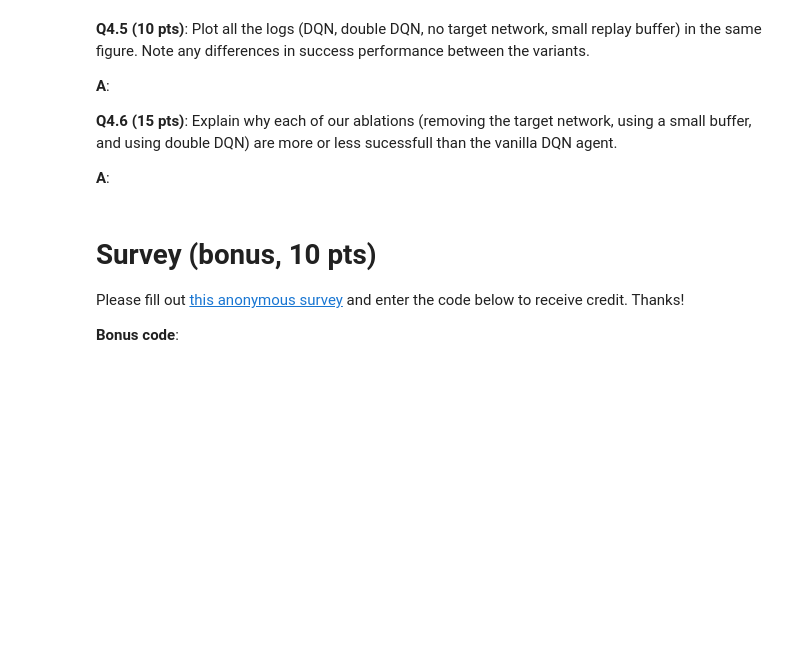
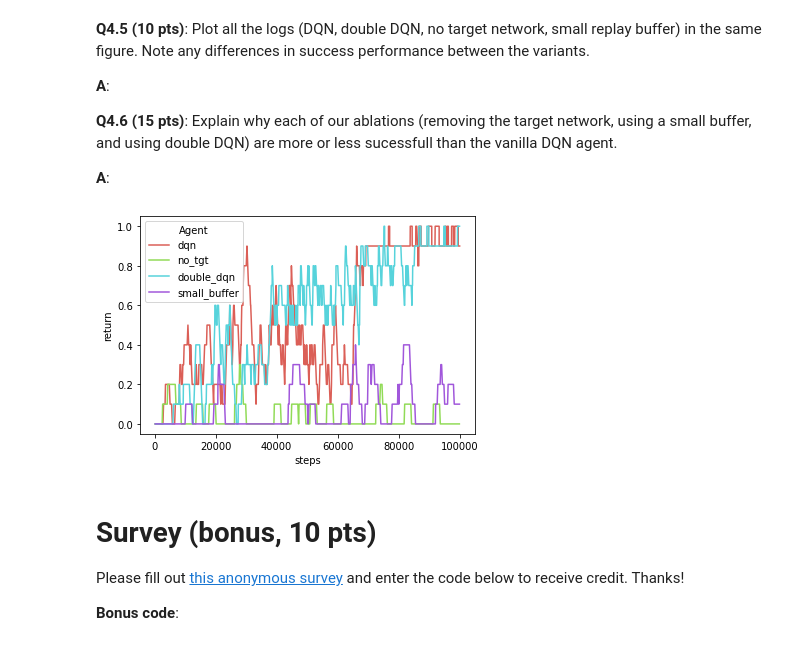
Before and after one commit to LuisCGit/6.484-reinforcement-learning, a Jupyter notebook: dqn.ipynb, the cells around one changed output. Drawn from its saved outputs; the diff is of its cells as text; code cells hidden in the pictures; blank space fills up the shorter version.

```diff
--- a/dqn.ipynb
+++ b/dqn.ipynb
@@ -561,3 +587,13 @@ plot(doubleq_logs, "steps", "return", "Agent")
 **A**:
 # %%
 #### TODO: plot all the logs together
+all_logs = pd.concat((
+    dqn_logs,
+    no_tgt_logs,
+    doubleq_logs,
+    small_buffer_logs,
+), ignore_index=True,
+)
+plot(all_logs, "steps", "return", "Agent")
+# %% [output]
+[figure, added]
```
Also changed, not shown: parts of 6 cells of this notebook.
